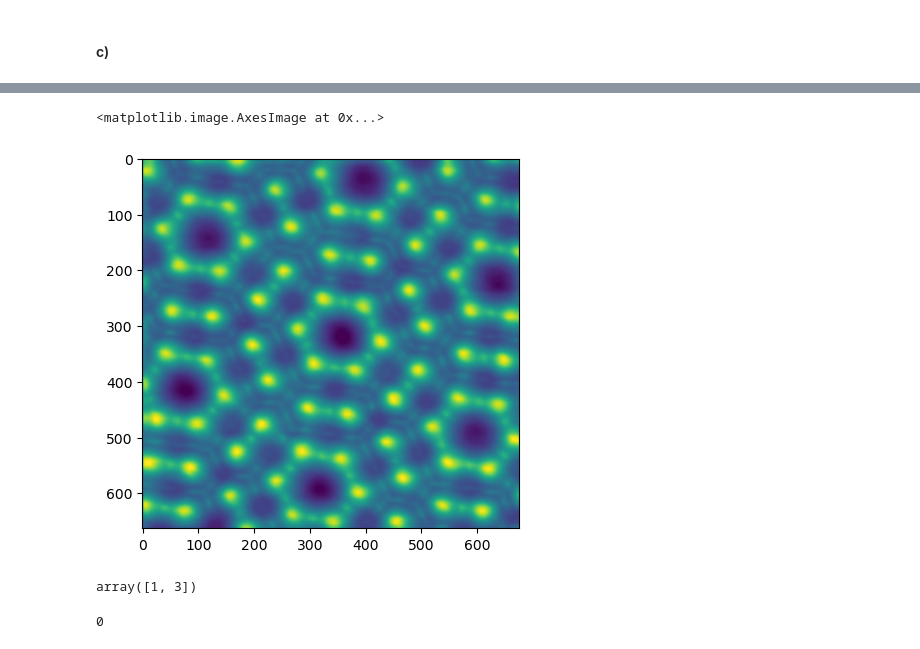
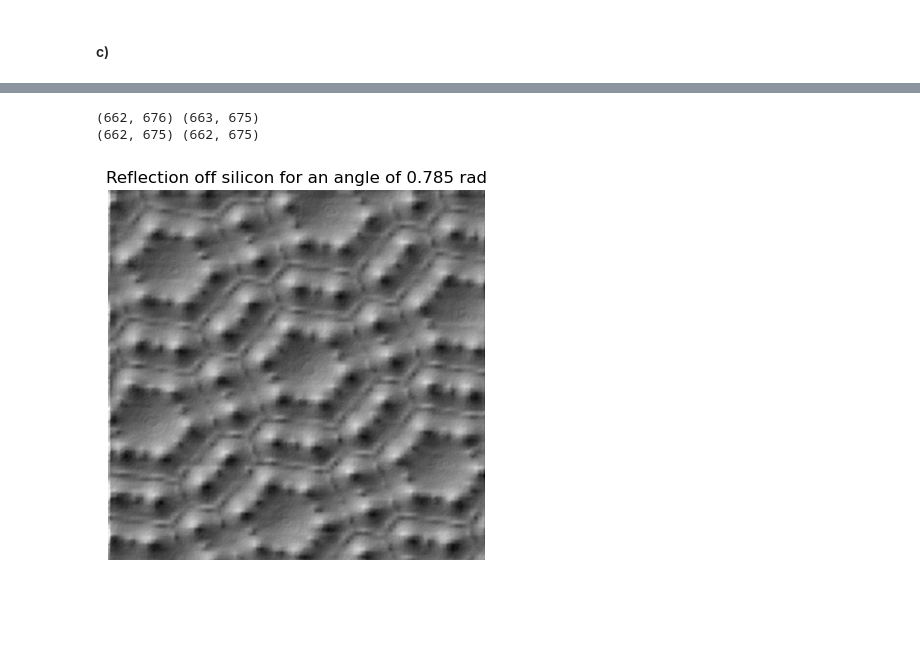
Before and after one commit to AtharvSuryawanshi/Computational-Physics, a Jupyter notebook: Suryawanshi_Atharv_HW2.ipynb, the cells around one changed output, grey strips where cells are left out. Saved outputs shown, nothing was run; the diff lists cells and outputs as text; code cells hidden in the pictures; blank space fills up the shorter version.

```diff
--- a/Suryawanshi_Atharv_HW2.ipynb
+++ b/Suryawanshi_Atharv_HW2.ipynb
@@ -678,23 +644,10 @@ plt.imshow(intensity_graph(surface, np.pi/4))
-# %%
-plt.imshow(surface)
-# %% [output]
-<matplotlib.image.AxesImage at 0x...>
-[figure, removed]
-# %%
-a = np.array([1, 2, 5])
-np.diff(a)
-# %% [output]
-array([1, 3])
-# %%
-w = []
-with open('data/altitude.txt') as f:
-    for y, line in enumerate(f):
-        len_line = line.strip().split()
-        for x, altitude in enumerate(len_line):
-            w.append((x, y, float(altitude)))
-
-# converting into z matrix
-# %%
-w[0][0]
-# %% [output]
-0
+# %%
+phi = np.pi/4
+plt.imshow(intensity_graph(surface, phi), cmap=custom_cmap)
+plt.title(f"Reflection off silicon for an angle of {phi:.3f} rad")
+plt.axis('off')
+plt.show()
+# %% [output]
+(662, 676) (663, 675)
+(662, 675) (662, 675)
+[figure, added]
```
Also changed, not shown: parts of 17 cells of this notebook.
